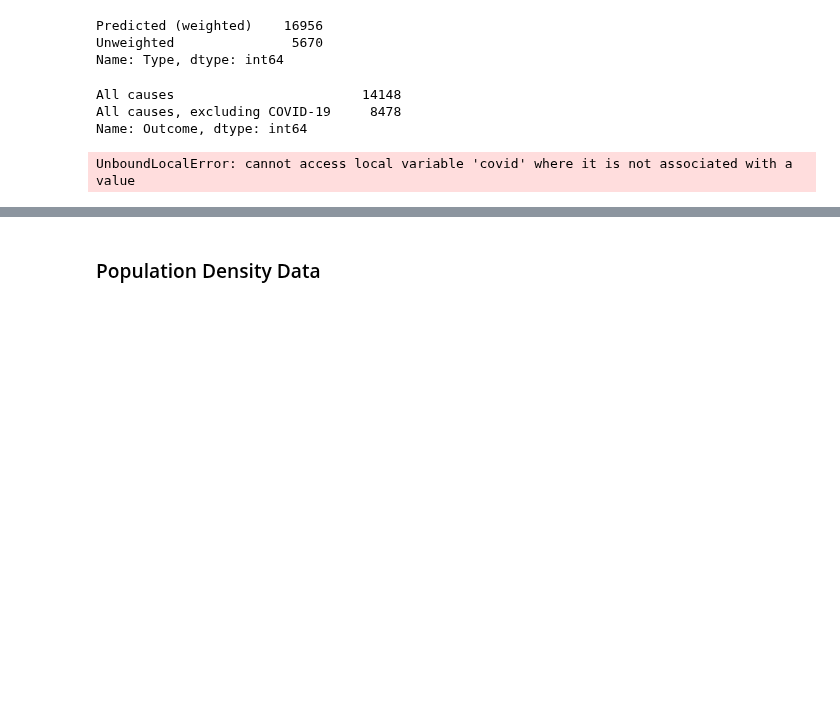
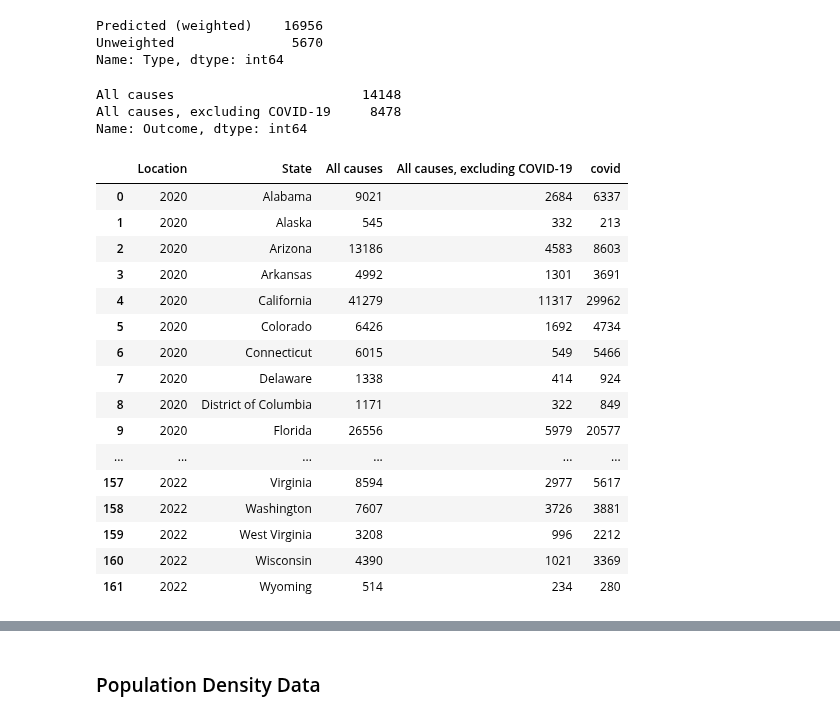
Before and after one commit to rafirahman27/Preparing_for_the_next_Pandemic, a Jupyter notebook: Rafi.ipynb, the cells around one changed output, grey strips where cells are left out. Saved outputs shown, nothing was run; the diff lists cells and outputs as text; code cells hidden in the pictures; blank space fills up the shorter version.

Commit message:
Covid death count data added

```diff
--- a/Rafi.ipynb
+++ b/Rafi.ipynb
@@ -104,21 +104,19 @@ All causes                        14148
 All causes, excluding COVID-19     8478
 Name: Outcome, dtype: int64
 # %%
+covid = deaths[(deaths['Type'] == 'Predicted (weighted)') &
+               ((deaths['Outcome'] == 'All causes') | (deaths['Outcome'] == 'All causes, excluding COVID-19')) &
+               (deaths['Year'].isin([2020, 2021, 2022]))]
+
 def covid_deaths(data):
-    results = []
-    for year in covid['Year']:
-        all_causes = 0
-        covid = 0
-        cause_nocovid = 0
-        for state in covid['State'].unique():
-            if covid['Outcome'] == 'All causes' and covid['Type'] == 'Predicted (weighted)':
-                all_causes += covid['Total Excess Estimate']
-            elif covid['Outcome'] == 'All causes, excluding COVID-19':
-                cause_nocovid += covid['Total Excess Estimate']
-            results.append({'Location': state, f'all_causes{year}':all_causes,
-                            f'covid{year}':covid})
+    grouped = data.groupby(['Year', 'State', 'Outcome'])['Excess Estimate'].sum().reset_index()
+    pivoted = grouped.pivot(index=['Year', 'State'], columns='Outcome',
+                            values='Excess Estimate').reset_index()
+    pivoted = pivoted.fillna(0)
+    pivoted['covid'] = pivoted['All causes'] - pivoted['All causes, excluding COVID-19']
+    pivoted.rename(columns={'Year': 'Location'}, inplace=True)
+    results = pivoted.to_dict(orient='records')
+
     return results
 # %%
-covid_deaths(covid)
+deaths_covid = pd.DataFrame(covid_deaths(covid))
-# %% [output]
-UnboundLocalError: cannot access local variable 'covid' where it is not associated with a value
@@ -126,0 +123,20 @@ deaths['Exceeds Threshold'].dtypes
+# %%
+deaths_covid
+# %% [output]
+|  | Location | State | All causes | All causes, excluding COVID-19 | covid |
+| 0 | 2020 | Alabama | 9021 | 2684 | 6337 |
+| 1 | 2020 | Alaska | 545 | 332 | 213 |
+| 2 | 2020 | Arizona | 13186 | 4583 | 8603 |
+| 3 | 2020 | Arkansas | 4992 | 1301 | 3691 |
+| 4 | 2020 | California | 41279 | 11317 | 29962 |
+| 5 | 2020 | Colorado | 6426 | 1692 | 4734 |
+| 6 | 2020 | Connecticut | 6015 | 549 | 5466 |
+| 7 | 2020 | Delaware | 1338 | 414 | 924 |
+| 8 | 2020 | District of Columbia | 1171 | 322 | 849 |
+| 9 | 2020 | Florida | 26556 | 5979 | 20577 |
+| ... | ... | ... | ... | ... | ... |
+| 157 | 2022 | Virginia | 8594 | 2977 | 5617 |
+| 158 | 2022 | Washington | 7607 | 3726 | 3881 |
+| 159 | 2022 | West Virginia | 3208 | 996 | 2212 |
+| 160 | 2022 | Wisconsin | 4390 | 1021 | 3369 |
+| 161 | 2022 | Wyoming | 514 | 234 | 280 |
```
Also changed, not shown: parts of 33 cells of this notebook, 2 other files.
